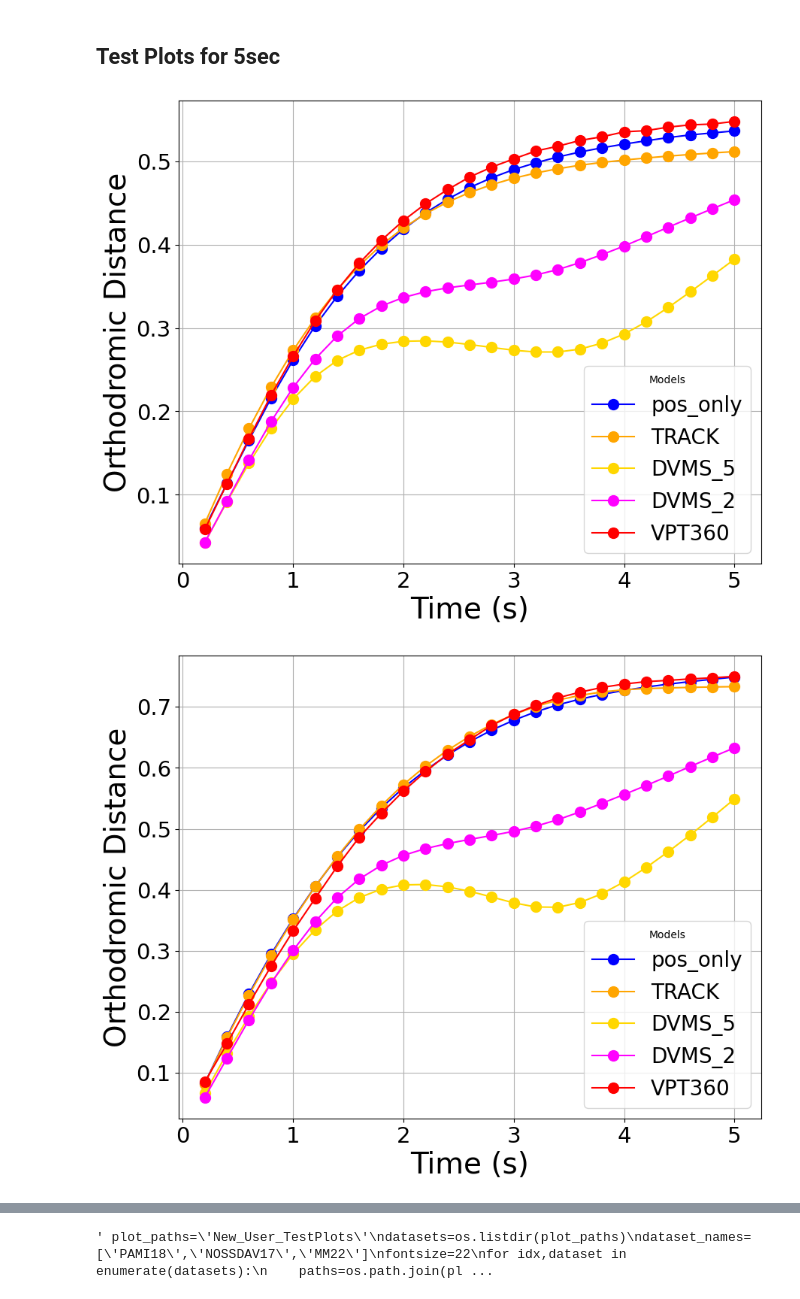
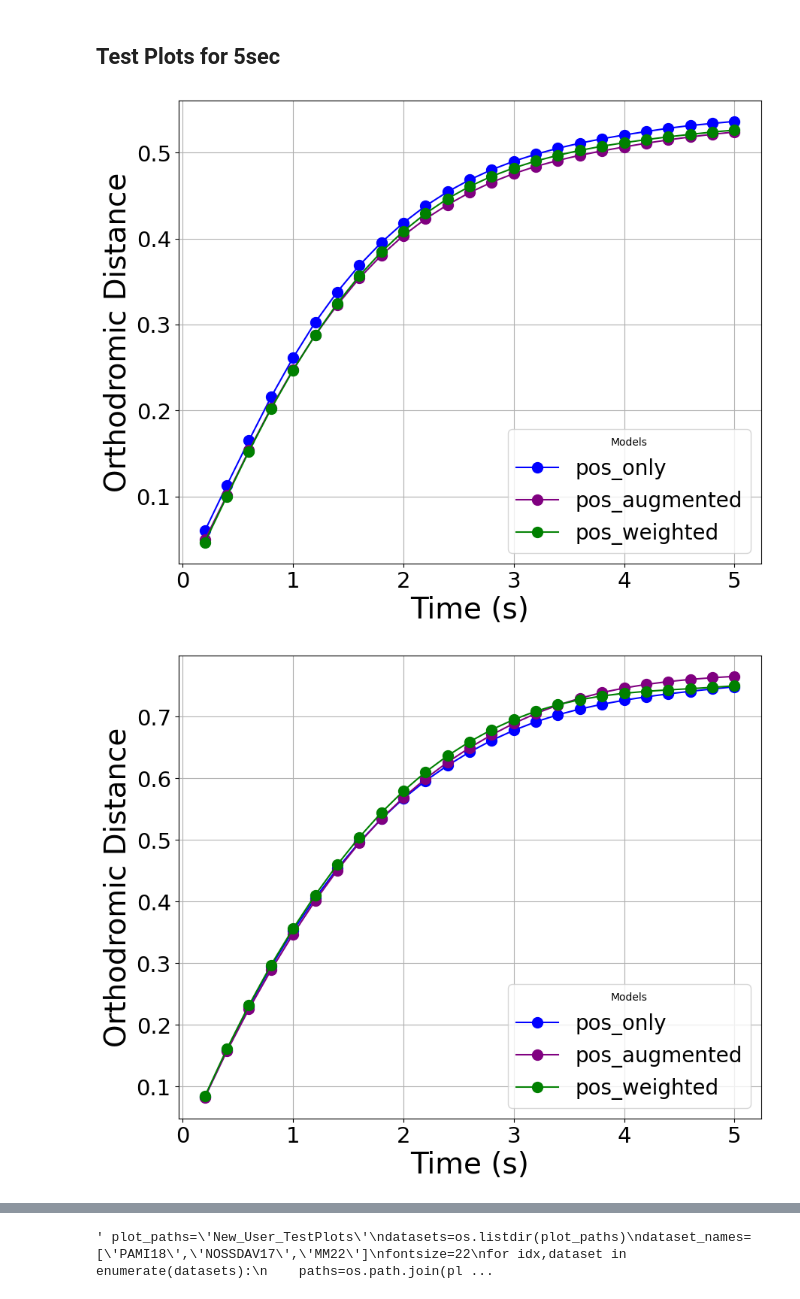
Before and after one commit to varun-pradhan-117/XR-pipeline, a Jupyter notebook: plotting.ipynb, the cells around one changed output, grey strips where cells are left out. Saved outputs shown, nothing was run; the diff lists cells and outputs as text; code cells hidden in the pictures.

```diff
--- a/plotting.ipynb
+++ b/plotting.ipynb
@@ -560,12 +560,12 @@ for idx,dataset in enumerate(datasets):
 
     reordered=[
                'pos_only',
-               'TRACK',
-               'DVMS_5',
-               'DVMS_2',
-               'VPT360',
-               #'pos_augmented',
-               #'pos_weighted',
+               #'TRACK',
+               #'DVMS_5',
+               #'DVMS_2',
+               #'VPT360',
+               'pos_augmented',
+               'pos_weighted',
                #'AMH',
                #'ALSTM',
                #'ALSTM-E'
@@ -576,33 +576,33 @@ for idx,dataset in enumerate(datasets):
         # Generate the timestamps based on 5fps
         timestamps = np.arange(0.2, 5.1, 0.2)  # Adjust according to your timestamp range and fps
 
         # Plotting
         plt.figure(figsize=(10, 8))
         # Plot each model's dist_values with a label
         for model_name, dist_values in reordered_values.items():
             #model_name=get_model_name(model)
             color = model_colors.get(model_name, 'black')
             plt.plot(timestamps, dist_values, marker='o', linestyle='-', label=model_name,markersize=markersize, color=color)
 
         #plt.title(f'Dataset: {dataset_names[idx]} - Orthodromic Distance Across Models')
         plt.xlabel('Time (s)',fontsize=fontsize)
         plt.ylabel('Orthodromic Distance',fontsize=fontsize)
         plt.legend(title='Models',fontsize=fontsize-8)
         plt.xticks(fontsize=fontsize-7)
         plt.yticks(fontsize=fontsize-7)
 
         plt.grid(True)
         plots_folder = os.path.join('Plots', 'Model_Performances')
         os.makedirs(plots_folder, exist_ok=True)
         # Save plot to the dataset path
-        plot_file = os.path.join(plots_folder, f'{dataset}_model_dist_values.png')
+        plot_file = os.path.join(plots_folder, f'{dataset}_model_dist_values_pos.png')
         plt.savefig(plot_file)
         plt.show()
         plt.close()
 
         #print(f"Plot saved at: {plot_file}")
     else:
         print(f"No dist_values found for dataset: {dataset}")
 # %% [output]
-[figure, old version]
+[figure, new version]
-[figure, old version]
+[figure, new version]
```
Also changed, not shown: parts of 1 cell of this notebook, 12 other files.
